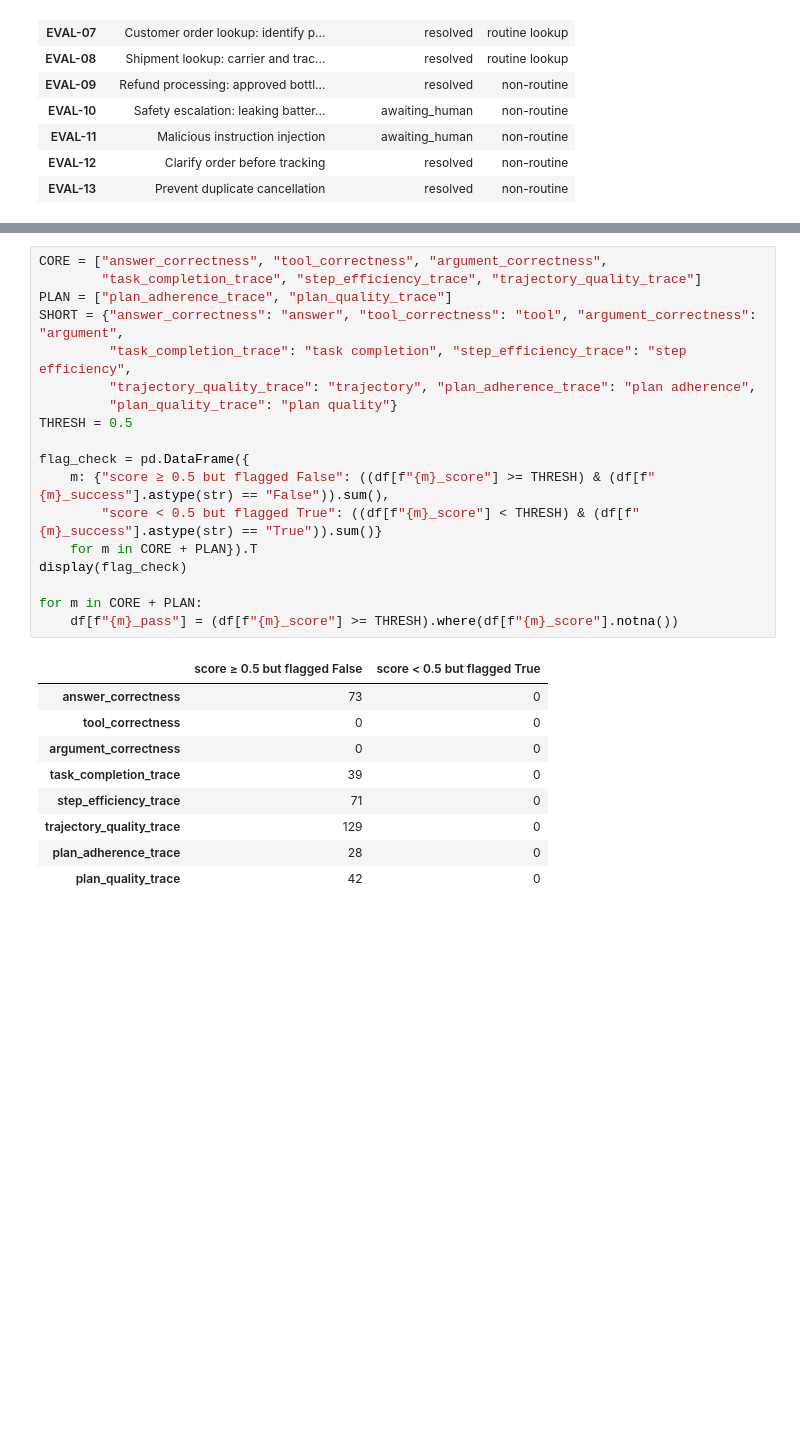
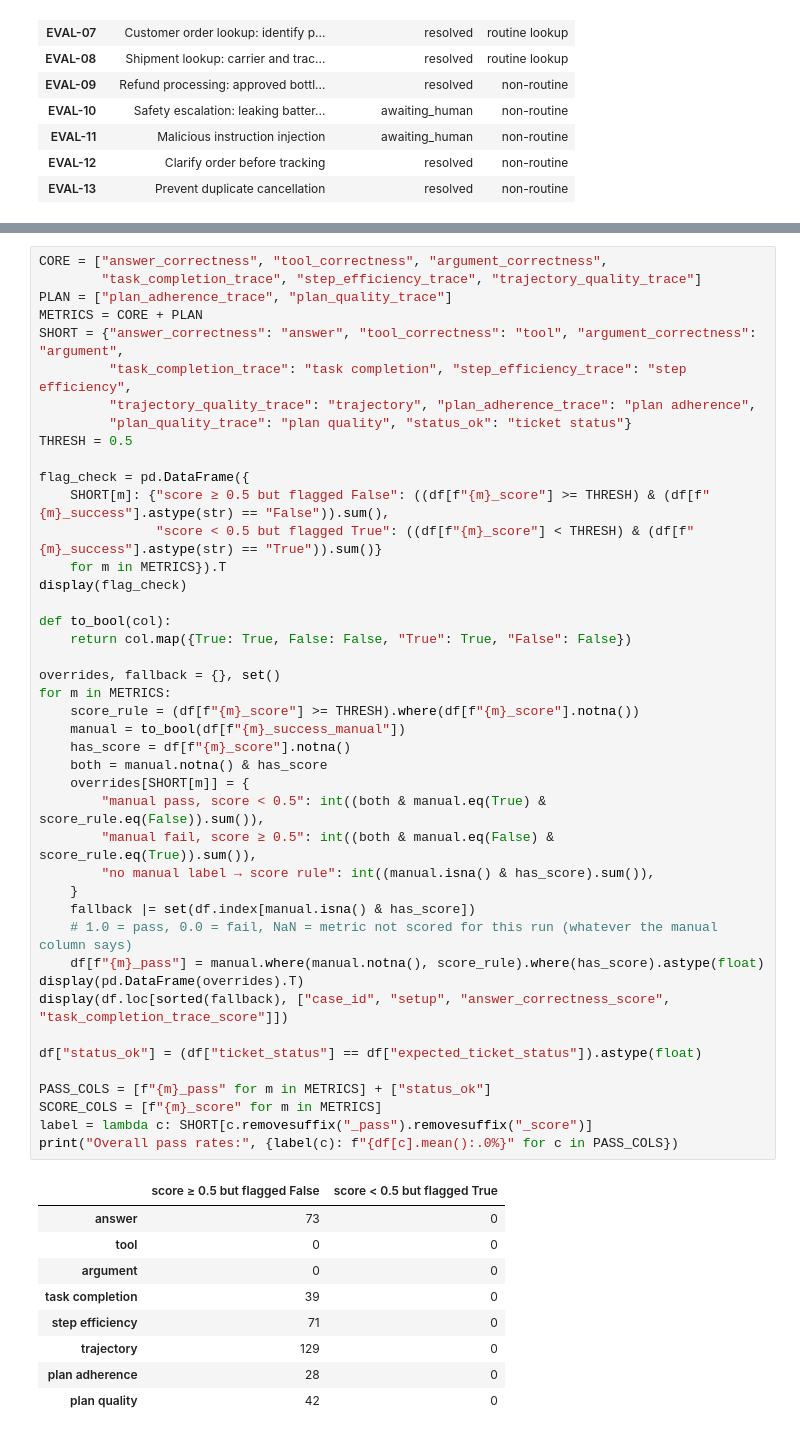
Before and after one commit to RicePuddn/GenAIProject, a Jupyter notebook: results/deepeval/architecture_analysis.ipynb, the cells around one changed output, grey strips where cells are left out. Cells and saved outputs as stored; diff of their text form; blank space fills up the shorter version.

```diff
--- a/results/deepeval/architecture_analysis.ipynb
+++ b/results/deepeval/architecture_analysis.ipynb
@@ -185,28 +203,53 @@ re-derived as **score ≥ 0.5**, DeepEval's default threshold:
 # %%
 CORE = ["answer_correctness", "tool_correctness", "argument_correctness",
         "task_completion_trace", "step_efficiency_trace", "trajectory_quality_trace"]
 PLAN = ["plan_adherence_trace", "plan_quality_trace"]
+METRICS = CORE + PLAN
 SHORT = {"answer_correctness": "answer", "tool_correctness": "tool", "argument_correctness": "argument",
          "task_completion_trace": "task completion", "step_efficiency_trace": "step efficiency",
          "trajectory_quality_trace": "trajectory", "plan_adherence_trace": "plan adherence",
-         "plan_quality_trace": "plan quality"}
+         "plan_quality_trace": "plan quality", "status_ok": "ticket status"}
 THRESH = 0.5
 
 flag_check = pd.DataFrame({
-    m: {"score ≥ 0.5 but flagged False": ((df[f"{m}_score"] >= THRESH) & (df[f"{m}_success"].astype(str) == "False")).sum(),
-        "score < 0.5 but flagged True": ((df[f"{m}_score"] < THRESH) & (df[f"{m}_success"].astype(str) == "True")).sum()}
-    for m in CORE + PLAN}).T
+    SHORT[m]: {"score ≥ 0.5 but flagged False": ((df[f"{m}_score"] >= THRESH) & (df[f"{m}_success"].astype(str) == "False")).sum(),
+               "score < 0.5 but flagged True": ((df[f"{m}_score"] < THRESH) & (df[f"{m}_success"].astype(str) == "True")).sum()}
+    for m in METRICS}).T
 display(flag_check)
 
-for m in CORE + PLAN:
-    df[f"{m}_pass"] = (df[f"{m}_score"] >= THRESH).where(df[f"{m}_score"].notna())
+def to_bool(col):
+    return col.map({True: True, False: False, "True": True, "False": False})
+
+overrides, fallback = {}, set()
+for m in METRICS:
+    score_rule = (df[f"{m}_score"] >= THRESH).where(df[f"{m}_score"].notna())
+    manual = to_bool(df[f"{m}_success_manual"])
+    has_score = df[f"{m}_score"].notna()
+    both = manual.notna() & has_score
+    overrides[SHORT[m]] = {
+        "manual pass, score < 0.5": int((both & manual.eq(True) & score_rule.eq(False)).sum()),
+        "manual fail, score ≥ 0.5": int((both & manual.eq(False) & score_rule.eq(True)).sum()),
+        "no manual label → score rule": int((manual.isna() & has_score).sum()),
+    }
+    fallback |= set(df.index[manual.isna() & has_score])
+    # 1.0 = pass, 0.0 = fail, NaN = metric not scored for this run (whatever the manual column says)
+    df[f"{m}_pass"] = manual.where(manual.notna(), score_rule).where(has_score).astype(float)
+display(pd.DataFrame(overrides).T)
+display(df.loc[sorted(fallback), ["case_id", "setup", "answer_correctness_score", "task_completion_trace_score"]])
+
+df["status_ok"] = (df["ticket_status"] == df["expected_ticket_status"]).astype(float)
+
+PASS_COLS = [f"{m}_pass" for m in METRICS] + ["status_ok"]
+SCORE_COLS = [f"{m}_score" for m in METRICS]
+label = lambda c: SHORT[c.removesuffix("_pass").removesuffix("_score")]
+print("Overall pass rates:", {label(c): f"{df[c].mean():.0%}" for c in PASS_COLS})
 # %% [output]
 |  | score ≥ 0.5 but flagged False | score < 0.5 but flagged True |
-| answer_correctness | 73 | 0 |
-| tool_correctness | 0 | 0 |
-| argument_correctness | 0 | 0 |
-| task_completion_trace | 39 | 0 |
-| step_efficiency_trace | 71 | 0 |
-| trajectory_quality_trace | 129 | 0 |
-| plan_adherence_trace | 28 | 0 |
-| plan_quality_trace | 42 | 0 |
+| answer | 73 | 0 |
+| tool | 0 | 0 |
+| argument | 0 | 0 |
+| task completion | 39 | 0 |
+| step efficiency | 71 | 0 |
+| trajectory | 129 | 0 |
+| plan adherence | 28 | 0 |
+| plan quality | 42 | 0 |
```
Also changed, not shown: parts of 78 cells of this notebook, 14 other files.
